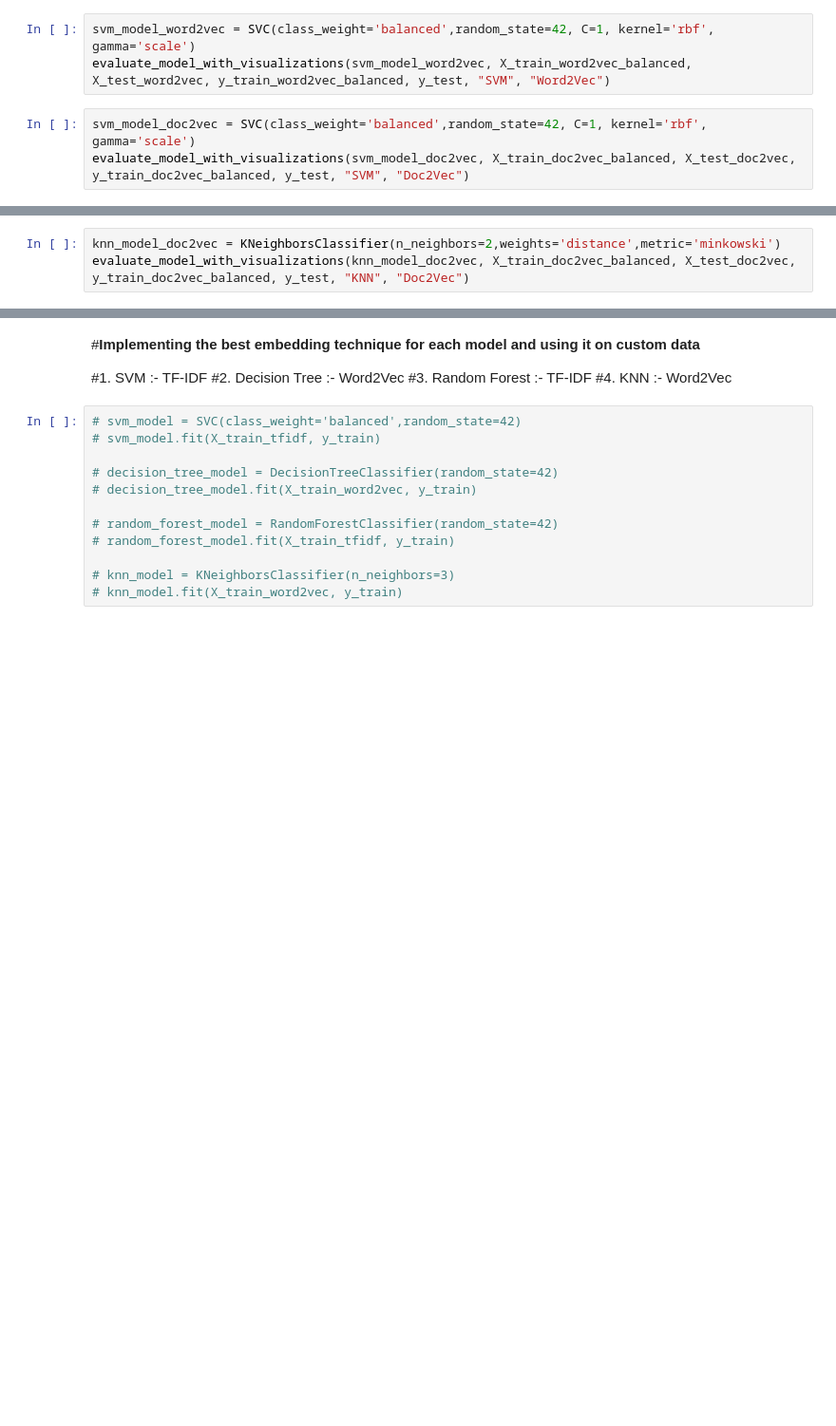
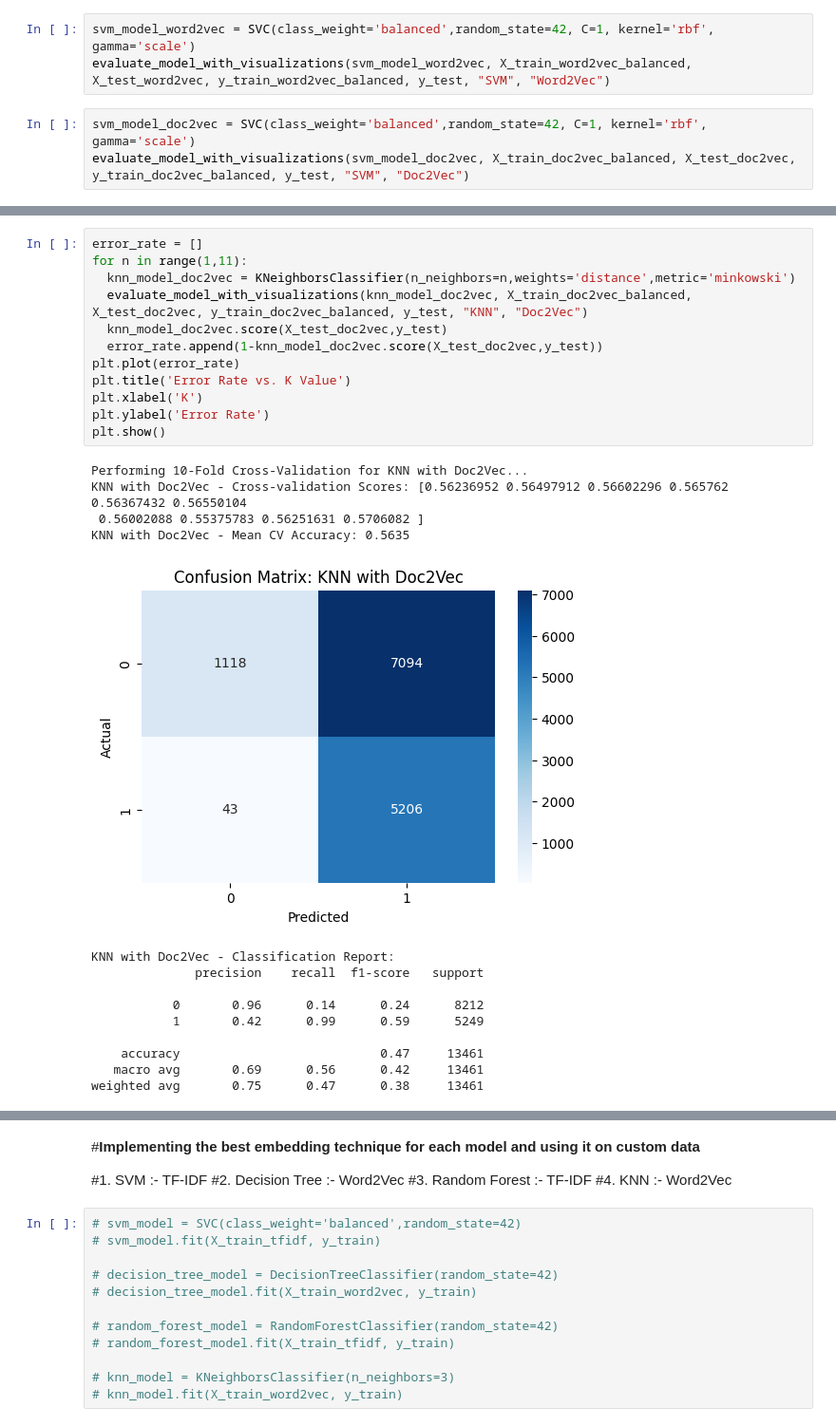
Before and after one commit to ChapelFob80930/AI-Generated-Text-Detector, a Jupyter notebook: AITextTest2.ipynb, the cells around one changed output, grey strips where cells are left out. Shown at 95% size. Cells and saved outputs as stored; diff of their text form; blank space fills up the shorter version.

```diff
--- a/AITextTest2.ipynb
+++ b/AITextTest2.ipynb
@@ -438,3 +581,0 @@ evaluate_model_with_visualizations(knn_model_word2vec, X_train_word2vec_balanced
-# %%
-knn_model_doc2vec = KNeighborsClassifier(n_neighbors=2,weights='distance',metric='minkowski')
-evaluate_model_with_visualizations(knn_model_doc2vec, X_train_doc2vec_balanced, X_test_doc2vec, y_train_doc2vec_balanced, y_test, "KNN", "Doc2Vec")
@@ -440,0 +638,27 @@ evaluate_model_with_visualizations(knn_model_doc2vec, X_train_doc2vec_balanced,
+# %%
+error_rate = []
+for n in range(1,11):
+  knn_model_doc2vec = KNeighborsClassifier(n_neighbors=n,weights='distance',metric='minkowski')
+  evaluate_model_with_visualizations(knn_model_doc2vec, X_train_doc2vec_balanced, X_test_doc2vec, y_train_doc2vec_balanced, y_test, "KNN", "Doc2Vec")
+  knn_model_doc2vec.score(X_test_doc2vec,y_test)
+  error_rate.append(1-knn_model_doc2vec.score(X_test_doc2vec,y_test))
+plt.plot(error_rate)
+plt.title('Error Rate vs. K Value')
+plt.xlabel('K')
+plt.ylabel('Error Rate')
+plt.show()
+# %% [output]
+Performing 10-Fold Cross-Validation for KNN with Doc2Vec...
+KNN with Doc2Vec - Cross-validation Scores: [0.56236952 0.56497912 0.56602296 0.565762   0.56367432 0.56550104
+ 0.56002088 0.55375783 0.56251631 0.5706082 ]
+KNN with Doc2Vec - Mean CV Accuracy: 0.5635
+[figure, added]
+KNN with Doc2Vec - Classification Report:
+              precision    recall  f1-score   support
+
+           0       0.96      0.14      0.24      8212
+           1       0.42      0.99      0.59      5249
+
+    accuracy                           0.47     13461
+   macro avg       0.69      0.56      0.42     13461
+weighted avg       0.75      0.47      0.38     13461
```
Also changed, not shown: parts of 33 cells of this notebook.
